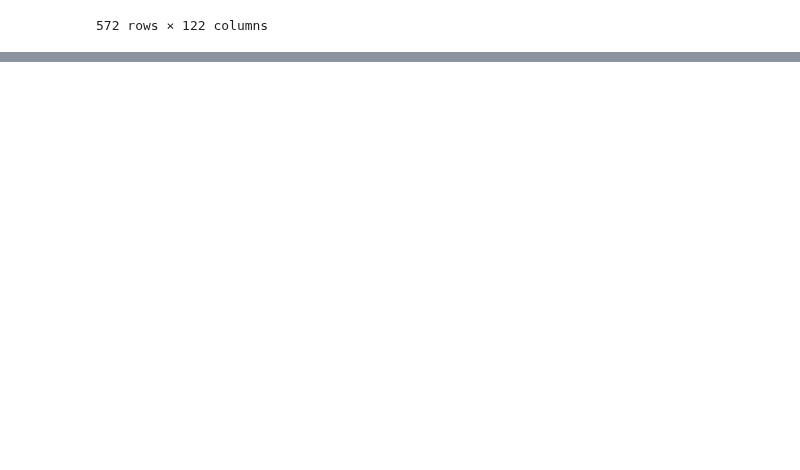
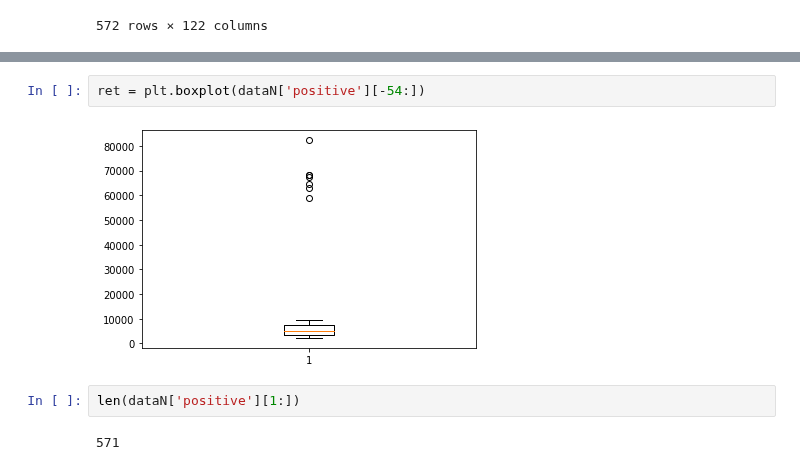
Before and after one commit to ThanikPimpiban/DWDM21, a Jupyter notebook: Data102_(Chapter2).ipynb, the cells around one changed output, grey strips where cells are left out. Saved outputs shown, nothing was run; the diff lists cells and outputs as text; blank space fills up the shorter version.

```diff
--- a/Data102_(Chapter2).ipynb
+++ b/Data102_(Chapter2).ipynb
@@ -34,0 +193,8 @@ data
+# %%
+ret = plt.boxplot(dataN['positive'][-54:])
+# %% [output]
+[figure, added]
+# %%
+len(dataN['positive'][1:])
+# %% [output]
+571
```
Also changed, not shown: parts of 20 cells of this notebook.
